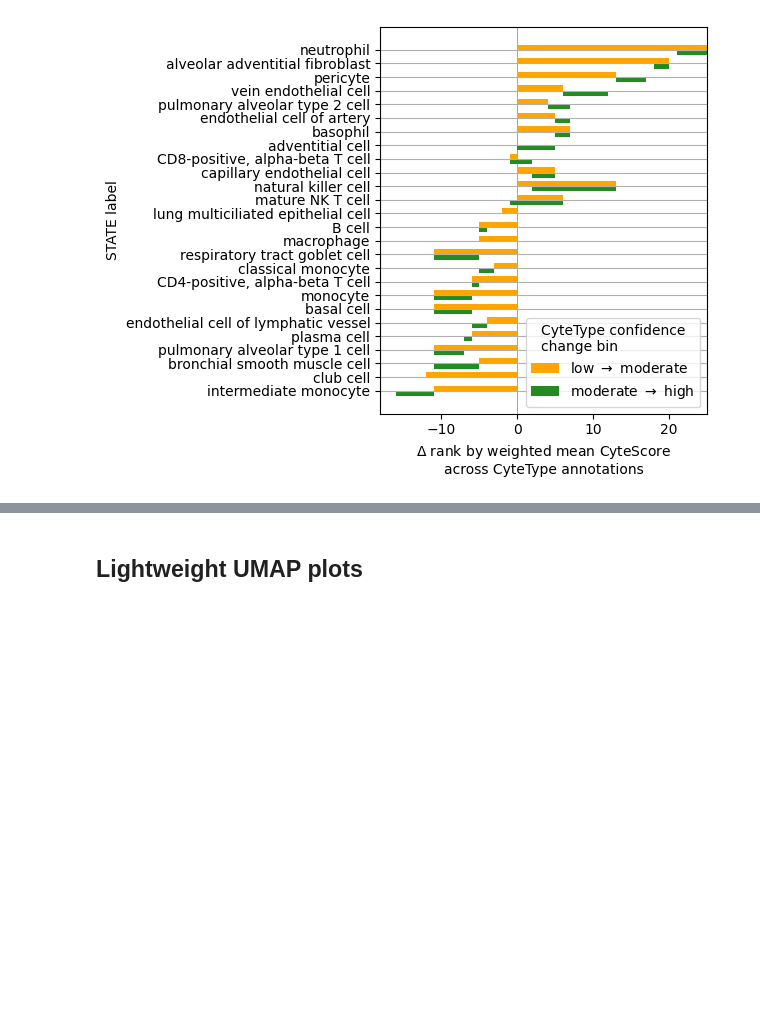
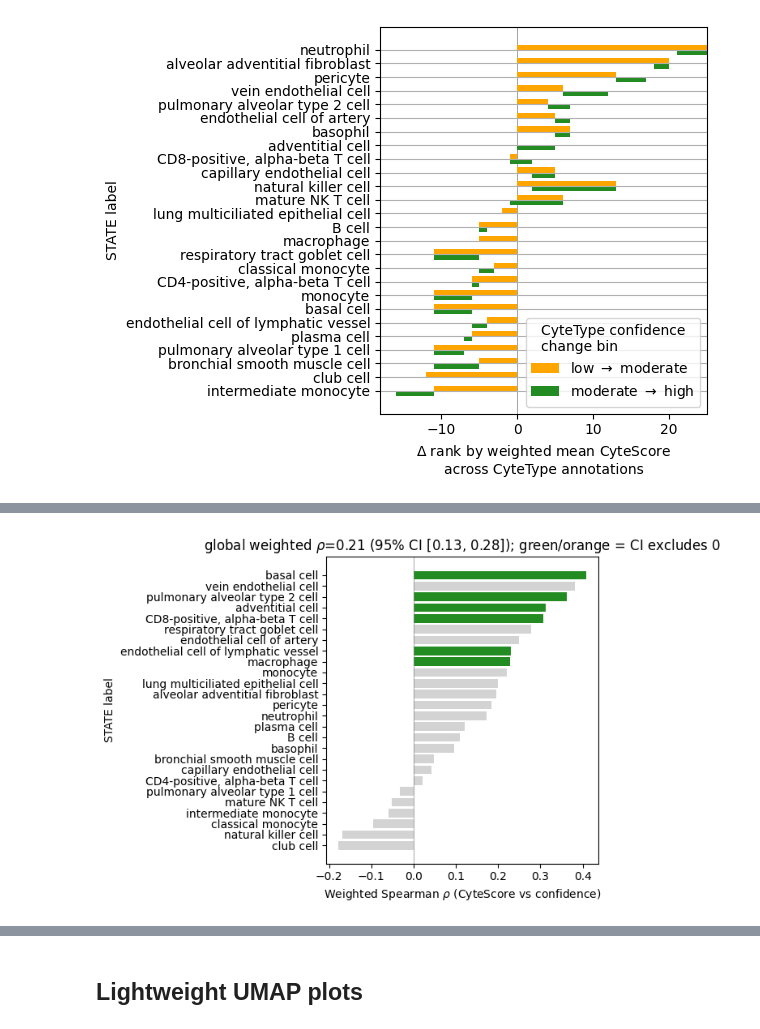
Before and after one commit to otodreas/scBaseCount_Pipeline, a Jupyter notebook: writeups/state_vs_cytetype/annotation_inspection.ipynb, the cells around one changed output, grey strips where cells are left out. Cells and saved outputs as stored; diff of their text form; code cells hidden in the pictures; blank space fills up the shorter version.

```diff
--- a/writeups/state_vs_cytetype/annotation_inspection.ipynb
+++ b/writeups/state_vs_cytetype/annotation_inspection.ipynb
@@ -187,0 +269,91 @@ with pd.option_context("display.max_rows", None, "display.max_colwidth", None):
+# %%
+import numpy as np
+from scipy.stats import rankdata
+
+
+def weighted_spearman(x, y, w):
+    """n_cells-weighted Spearman: weighted Pearson on average ranks."""
+    x = np.asarray(x, float)
+    y = np.asarray(y, float)
+    w = np.asarray(w, float)
+    m = np.isfinite(x) & np.isfinite(y) & np.isfinite(w)
+    x, y, w = x[m], y[m], w[m]
+    if len(x) < 2 or np.unique(x).size < 2 or np.unique(y).size < 2:
+        return np.nan
+    rx, ry = rankdata(x), rankdata(y)
+    mx = np.average(rx, weights=w)
+    my = np.average(ry, weights=w)
+    cov = np.average((rx - mx) * (ry - my), weights=w)
+    vx = np.average((rx - mx) ** 2, weights=w)
+    vy = np.average((ry - my) ** 2, weights=w)
+    return cov / np.sqrt(vx * vy)
+
+
+def weighted_spearman_ci(x, y, w, n_boot=2000, seed=0):
+    """Pair-level bootstrap 95% CI for the weighted Spearman rho."""
+    x = np.asarray(x, float)
+    y = np.asarray(y, float)
+    w = np.asarray(w, float)
+    rng = np.random.default_rng(seed)
+    n = len(x)
+    boots = np.empty(n_boot)
+    for b in range(n_boot):
+        idx = rng.integers(0, n, n)
+        boots[b] = weighted_spearman(x[idx], y[idx], w[idx])
+    boots = boots[np.isfinite(boots)]
+    return np.percentile(boots, [2.5, 97.5])
+
+
+# global, pooled pair-level rows weighted by n_cells
+conf_ord_all = summary["cytetype_confidence"].map(CONF_ORDINAL)
+rho_all_w = weighted_spearman(
+    conf_ord_all, summary["cytescore_similarity"], summary["n_cells"]
+)
+lo_all, hi_all = weighted_spearman_ci(
+    conf_ord_all.to_numpy(),
+    summary["cytescore_similarity"].to_numpy(),
+    summary["n_cells"].to_numpy(),
+)
+print(f"global weighted Spearman rho={rho_all_w:.3f}, 95% CI [{lo_all:.3f}, {hi_all:.3f}]")
+
+rows = []
+for ct, g in summary.groupby("cell_type", observed=True):
+    conf_ord = g["cytetype_confidence"].map(CONF_ORDINAL)
+    if conf_ord.nunique() < 2:  # need at least two bands to define a trend
+        continue
+    x = conf_ord.to_numpy()
+    y = g["cytescore_similarity"].to_numpy()
+    w = g["n_cells"].to_numpy()
+    rho = weighted_spearman(x, y, w)
+    lo, hi = weighted_spearman_ci(x, y, w)
+    rows.append(
+        {"cell_type": ct, "rho": rho, "ci_lo": lo, "ci_hi": hi, "n_pairs": len(g)}
+    )
+
+spear_w = (
+    pd.DataFrame(rows)
+    .dropna(subset=["rho"])
+    .set_index("cell_type")
+    .sort_values("rho")
+)
+
+# significance from whether the bootstrap CI excludes zero
+colors = [
+    "#228B22" if lo > 0 else "#FFA500" if hi < 0 else "lightgrey"
+    for lo, hi in zip(spear_w["ci_lo"], spear_w["ci_hi"])
+]
+
+fig, ax = plt.subplots()
+ax.barh(spear_w.index, spear_w["rho"], color=colors)
+ax.axvline(0, color="grey", linewidth=0.5)
+ax.set_xlabel(r"Weighted Spearman $\rho$ (CyteScore vs confidence)")
+ax.set_ylabel("STATE label")
+ax.set_title(
+    "global weighted " + rf"$\rho$={rho_all_w:.2f} (95% CI [{lo_all:.2f}, {hi_all:.2f}]); green/orange = CI excludes 0"
+)
+plt.tight_layout()
+fig.savefig(
+    FIGS_DIR / "cytescore_confidence_spearman_weighted.png", dpi=150, bbox_inches="tight"
+)
+plt.show()
+# %% [output]
@@ -187,0 +361 @@ with pd.option_context("display.max_rows", None, "display.max_colwidth", None):
+[figure, added]
```
Also changed, not shown: parts of 14 cells of this notebook, 2 other files.
